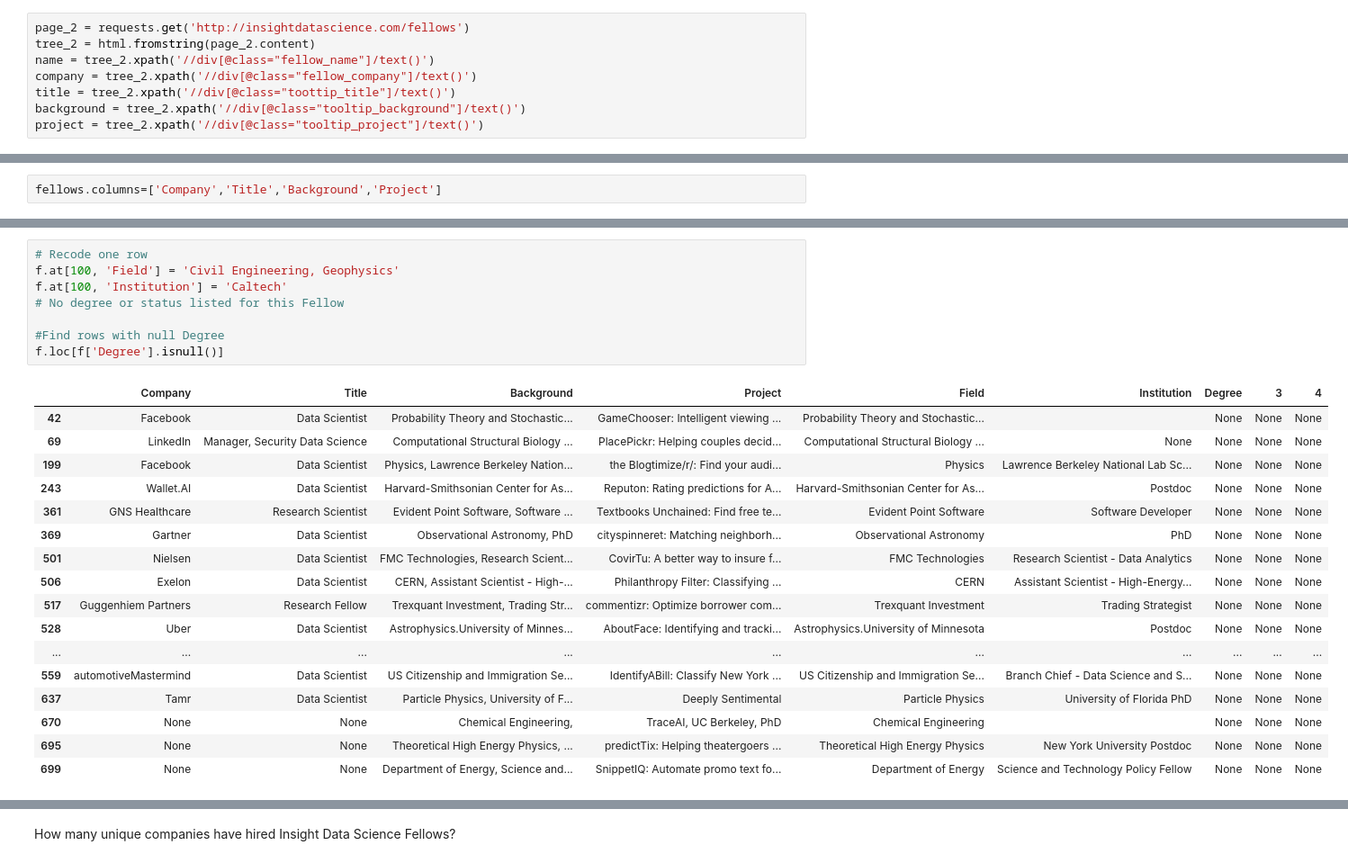
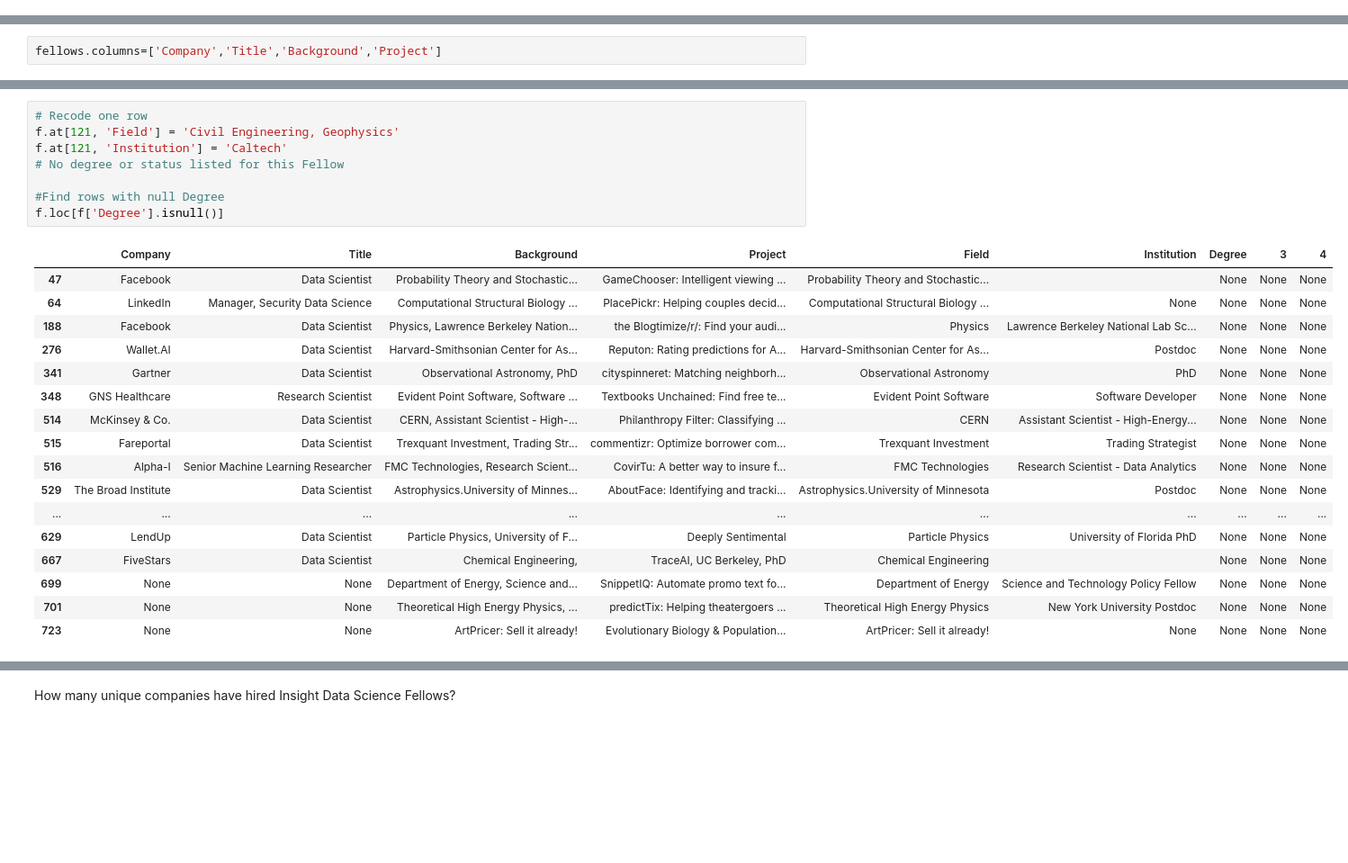
Before and after one commit to CheLena/InsightDataSci, a Jupyter notebook: Insight_Data_Science_Project.ipynb, the cells around one changed output, grey strips where cells are left out. Shown: that part at 90% size. Drawn from its saved outputs; the diff is of its cells as text; blank space fills up the shorter version.

```diff
--- a/Insight_Data_Science_Project.ipynb
+++ b/Insight_Data_Science_Project.ipynb
@@ -408,14 +423,6 @@ title = tree_2.xpath('//div[@class="toottip_title"]/text()')
 background = tree_2.xpath('//div[@class="tooltip_background"]/text()')
 #Extract project title/description
 project = tree_2.xpath('//div[@class="tooltip_project"]/text()')
-# %%
-page_2 = requests.get('http://insightdatascience.com/fellows')
-tree_2 = html.fromstring(page_2.content)
-name = tree_2.xpath('//div[@class="fellow_name"]/text()')
-company = tree_2.xpath('//div[@class="fellow_company"]/text()')
-title = tree_2.xpath('//div[@class="toottip_title"]/text()')
-background = tree_2.xpath('//div[@class="tooltip_background"]/text()')
-project = tree_2.xpath('//div[@class="tooltip_project"]/text()')
 # %%
 len_name = len(name)
 print("There are %a Insight Data Science Fellows featured on the fellows page." %len_name )
@@ -641,27 +673,27 @@ f.loc[f['Degree'].isin(['Caltech/California Institute of Technology'])]
 # %%
 # Recode one row
-f.at[100, 'Field'] = 'Civil Engineering, Geophysics'
-f.at[100, 'Institution'] = 'Caltech'
+f.at[121, 'Field'] = 'Civil Engineering, Geophysics'
+f.at[121, 'Institution'] = 'Caltech'
 # No degree or status listed for this Fellow
 
 #Find rows with null Degree
 f.loc[f['Degree'].isnull()]
 # %% [output]
 |  | Company | Title | Background | Project | Field | Institution | Degree | 3 | 4 |
-| 42 | Facebook | Data Scientist | Probability Theory and Stochastic... | GameChooser: Intelligent viewing ... | Probability Theory and Stochastic... |  | None | None | None |
-| 69 | LinkedIn | Manager, Security Data Science | Computational Structural Biology ... | PlacePickr: Helping couples decid... | Computational Structural Biology ... | None | None | None | None |
-| 199 | Facebook | Data Scientist | Physics, Lawrence Berkeley Nation... | the Blogtimize/r/: Find your audi... | Physics | Lawrence Berkeley National Lab Sc... | None | None | None |
-| 243 | Wallet.AI | Data Scientist | Harvard-Smithsonian Center for As... | Reputon: Rating predictions for A... | Harvard-Smithsonian Center for As... | Postdoc | None | None | None |
-| 361 | GNS Healthcare | Research Scientist | Evident Point Software, Software ... | Textbooks Unchained: Find free te... | Evident Point Software | Software Developer | None | None | None |
-| 369 | Gartner | Data Scientist | Observational Astronomy, PhD | cityspinneret: Matching neighborh... | Observational Astronomy | PhD | None | None | None |
-| 501 | Nielsen | Data Scientist | FMC Technologies, Research Scient... | CovirTu: A better way to insure f... | FMC Technologies | Research Scientist - Data Analytics | None | None | None |
-| 506 | Exelon | Data Scientist | CERN, Assistant Scientist - High-... | Philanthropy Filter: Classifying ... | CERN | Assistant Scientist - High-Energy... | None | None | None |
-| 517 | Guggenhiem Partners | Research Fellow | Trexquant Investment, Trading Str... | commentizr: Optimize borrower com... | Trexquant Investment | Trading Strategist | None | None | None |
-| 528 | Uber | Data Scientist | Astrophysics.University of Minnes... | AboutFace: Identifying and tracki... | Astrophysics.University of Minnesota | Postdoc | None | None | None |
+| 47 | Facebook | Data Scientist | Probability Theory and Stochastic... | GameChooser: Intelligent viewing ... | Probability Theory and Stochastic... |  | None | None | None |
+| 64 | LinkedIn | Manager, Security Data Science | Computational Structural Biology ... | PlacePickr: Helping couples decid... | Computational Structural Biology ... | None | None | None | None |
+| 188 | Facebook | Data Scientist | Physics, Lawrence Berkeley Nation... | the Blogtimize/r/: Find your audi... | Physics | Lawrence Berkeley National Lab Sc... | None | None | None |
+| 276 | Wallet.AI | Data Scientist | Harvard-Smithsonian Center for As... | Reputon: Rating predictions for A... | Harvard-Smithsonian Center for As... | Postdoc | None | None | None |
+| 341 | Gartner | Data Scientist | Observational Astronomy, PhD | cityspinneret: Matching neighborh... | Observational Astronomy | PhD | None | None | None |
+| 348 | GNS Healthcare | Research Scientist | Evident Point Software, Software ... | Textbooks Unchained: Find free te... | Evident Point Software | Software Developer | None | None | None |
+| 514 | McKinsey & Co. | Data Scientist | CERN, Assistant Scientist - High-... | Philanthropy Filter: Classifying ... | CERN | Assistant Scientist - High-Energy... | None | None | None |
+| 515 | Fareportal | Data Scientist | Trexquant Investment, Trading Str... | commentizr: Optimize borrower com... | Trexquant Investment | Trading Strategist | None | None | None |
+| 516 | Alpha-I | Senior Machine Learning Researcher | FMC Technologies, Research Scient... | CovirTu: A better way to insure f... | FMC Technologies | Research Scientist - Data Analytics | None | None | None |
+| 529 | The Broad Institute | Data Scientist | Astrophysics.University of Minnes... | AboutFace: Identifying and tracki... | Astrophysics.University of Minnesota | Postdoc | None | None | None |
 | ... | ... | ... | ... | ... | ... | ... | ... | ... | ... |
-| 559 | automotiveMastermind | Data Scientist | US Citizenship and Immigration Se... | IdentifyABill: Classify New York ... | US Citizenship and Immigration Se... | Branch Chief - Data Science and S... | None | None | None |
-| 637 | Tamr | Data Scientist | Particle Physics, University of F... | Deeply Sentimental | Particle Physics | University of Florida PhD | None | None | None |
-| 670 | None | None | Chemical Engineering, | TraceAI, UC Berkeley, PhD | Chemical Engineering |  | None | None | None |
-| 695 | None | None | Theoretical High Energy Physics, ... | predictTix: Helping theatergoers ... | Theoretical High Energy Physics | New York University Postdoc | None | None | None |
+| 629 | LendUp | Data Scientist | Particle Physics, University of F... | Deeply Sentimental | Particle Physics | University of Florida PhD | None | None | None |
+| 667 | FiveStars | Data Scientist | Chemical Engineering, | TraceAI, UC Berkeley, PhD | Chemical Engineering |  | None | None | None |
 | 699 | None | None | Department of Energy, Science and... | SnippetIQ: Automate promo text fo... | Department of Energy | Science and Technology Policy Fellow | None | None | None |
+| 701 | None | None | Theoretical High Energy Physics, ... | predictTix: Helping theatergoers ... | Theoretical High Energy Physics | New York University Postdoc | None | None | None |
+| 723 | None | None | ArtPricer: Sell it already! | Evolutionary Biology & Population... | ArtPricer: Sell it already! | None | None | None | None |
 # %%
```
Also changed, not shown: parts of 43 cells of this notebook.
